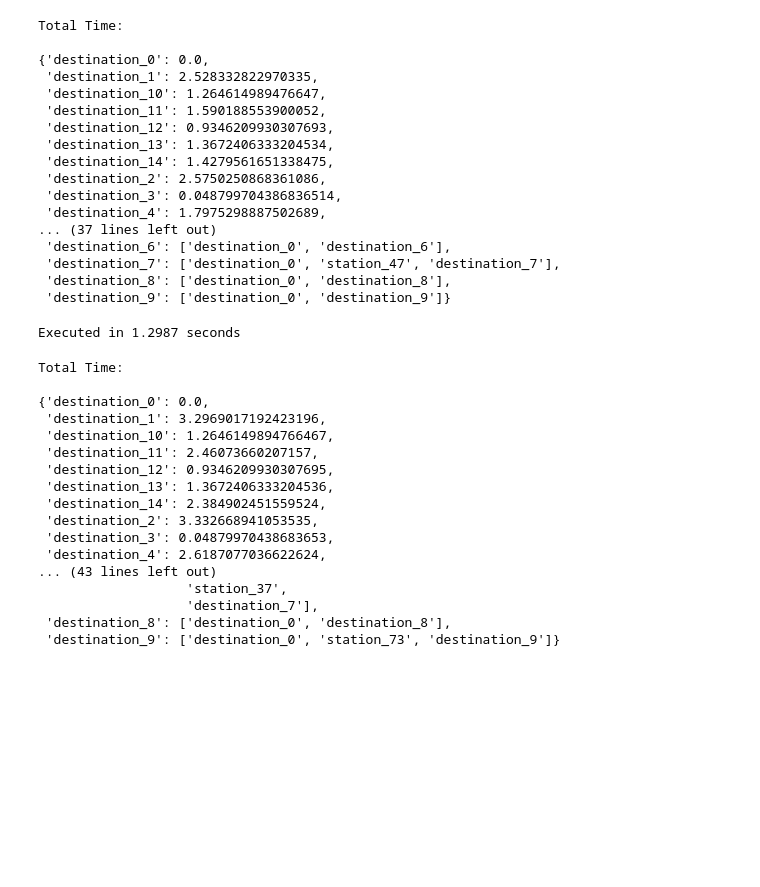
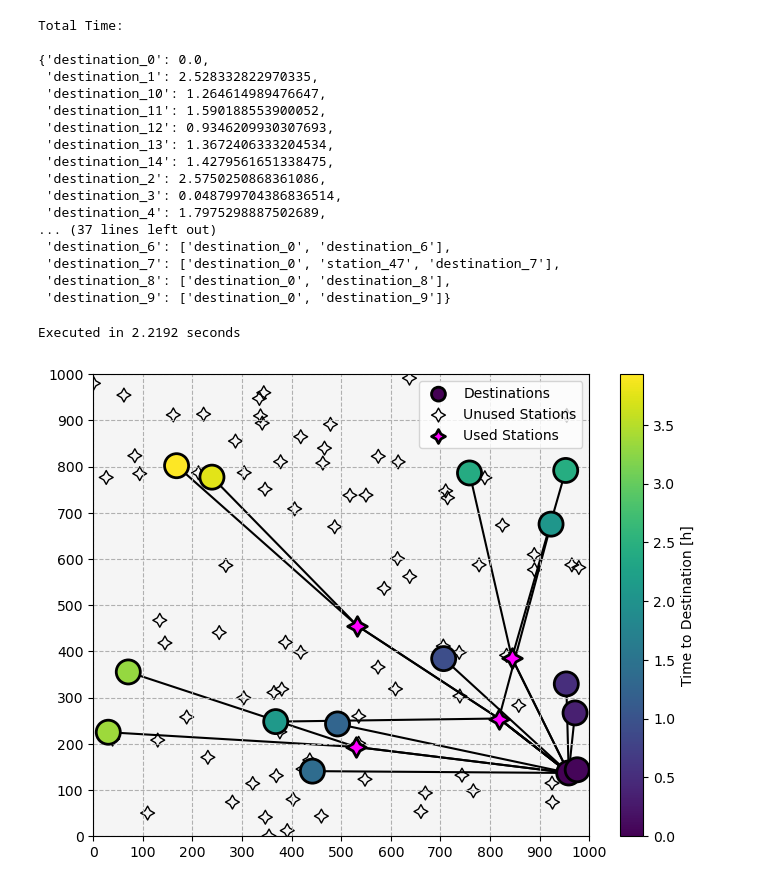
Before and after one commit to airabino/charger_network_analysis, a Jupyter notebook: Random.ipynb, the cells around one changed output. Cells and saved outputs as stored; diff of their text form; code cells hidden in the pictures; blank space fills up the shorter version.

```diff
--- a/Random.ipynb
+++ b/Random.ipynb
@@ -269,7 +269,8 @@ deep_reload(src)
 
 vehicle = src.routing.StochasticVehicle(
     capacity = 80 * 3.6e6,
-    max_charge_start_soc = .4,
+    max_charge_start_soc = 1,
+    risk_attitude = (.5, 1),
 )
 
 for source, node in graph._node.items():
@@ -294,29 +295,47 @@ r = src.bellman.bellman(
 
 print(f'Executed in {time.time() - t0:.4f} seconds')
 # %% [output]
-Executed in 1.2987 seconds
+Executed in 2.2192 seconds
-# %%
-print('Total Time:\n')
-pprint({k: v['time'].mean() / 3600 for k, v in r[1].items() if 'station' not in k})
-print('\nDriving Time:\n')
-pprint({k: v['driving_time'].mean() / 3600 for k, v in r[1].items() if 'station' not in k})
-print('\nPaths:\n')
-pprint({k: v for k, v in r[2].items() if 'station' not in k})
-# %% [output]
-Total Time:
-
-{'destination_0': 0.0,
- 'destination_1': 3.2969017192423196,
- 'destination_10': 1.2646149894766467,
- 'destination_11': 2.46073660207157,
- 'destination_12': 0.9346209930307695,
- 'destination_13': 1.3672406333204536,
- 'destination_14': 2.384902451559524,
- 'destination_2': 3.332668941053535,
- 'destination_3': 0.04879970438683653,
- 'destination_4': 2.6187077036622624,
-... (43 lines left out)
-                   'station_37',
-                   'destination_7'],
- 'destination_8': ['destination_0', 'destination_8'],
- 'destination_9': ['destination_0', 'station_73', 'destination_9']}
+# %%
+deep_reload(src)
+
+fig, ax = plt.subplots(figsize = (8, 6))
+
+destinations = [k for k, v in graph._node.items() if v['type'] is 'destination']
+
+kw = src.figures.default_route_tree_kwargs
+
+color = (254 / 255, 214 / 255, 1 / 255)
+
+# kw['destinations_kw']['cmap'] = src.figures.colormap([color, color])
+# kw['destinations_kw']['colorbar'] = {}
+
+src.figures.plot_route_tree(
+    ax, graph,
+    values = {k: v['time'].mean() / 3600 for k, v in r[1].items()},
+    # values = {k: .5 for k, v in r[1].items()},
+    paths = {k: v for k, v in r[2].items() if graph._node[k]['type'] is 'destination'},
+    destinations = destinations,
+    **kw,
+)
+
+_ = ax.set(**{
+    'xticks': np.linspace(-5e5, 5e5, 11),
+    'xticklabels': np.linspace(0, 1e3, 11, dtype = int),
+    'xlim': (-5e5, 5e5),
+    'yticks': np.linspace(-5e5, 5e5, 11),
+    'yticklabels': np.linspace(0, 1e3, 11, dtype = int),
+    'ylim': (-5e5, 5e5),
+    'facecolor': 'whitesmoke',
+})
+
+legend = ax.legend()
+
+for h in legend.legendHandles:
+    h._sizes = [100]
+
+    ax.grid(ls = '--')
+
+# plt.colorbar(cax = ax)
+# %% [output]
+[figure, added]
```
Also changed, not shown: parts of 3 cells of this notebook, 14 other files.
